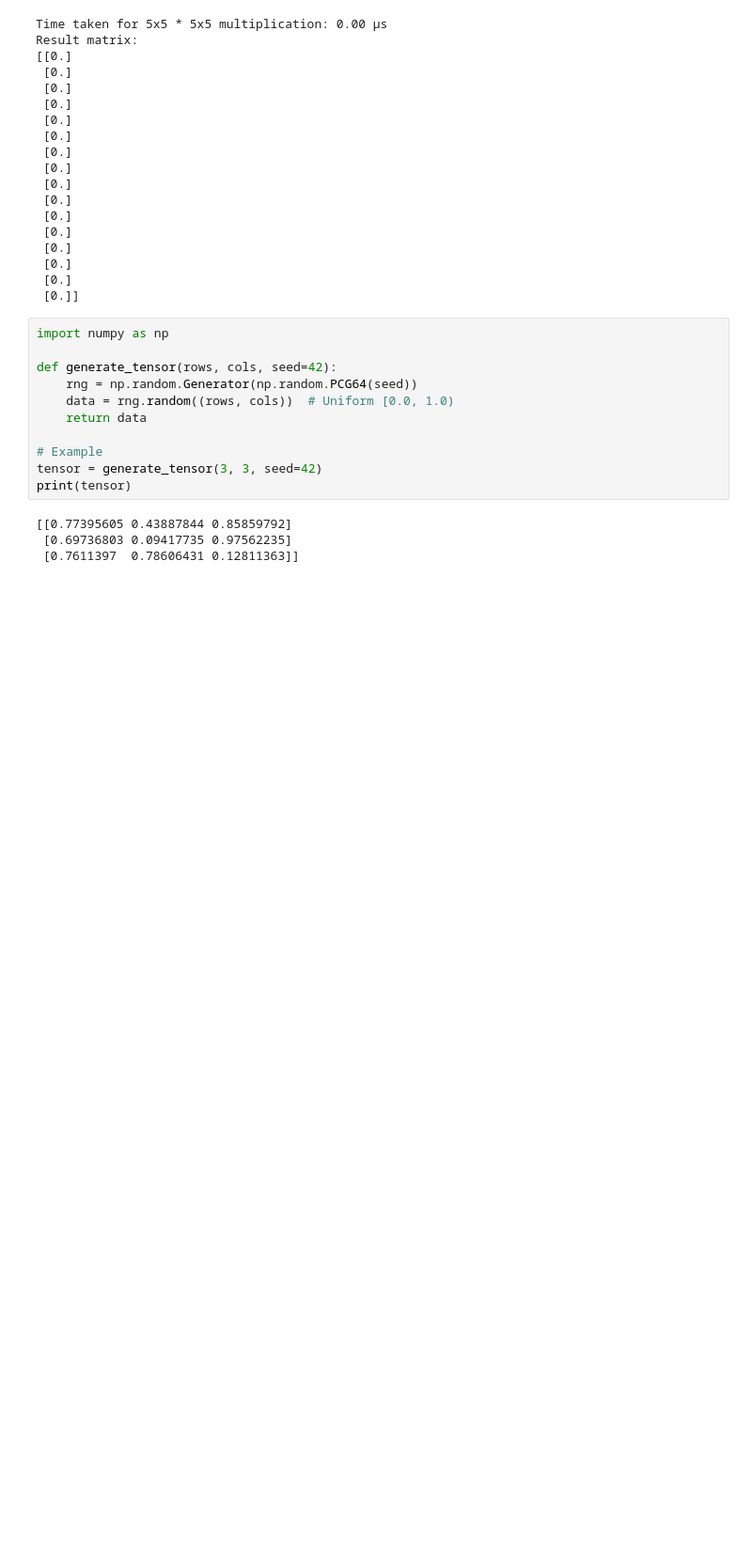
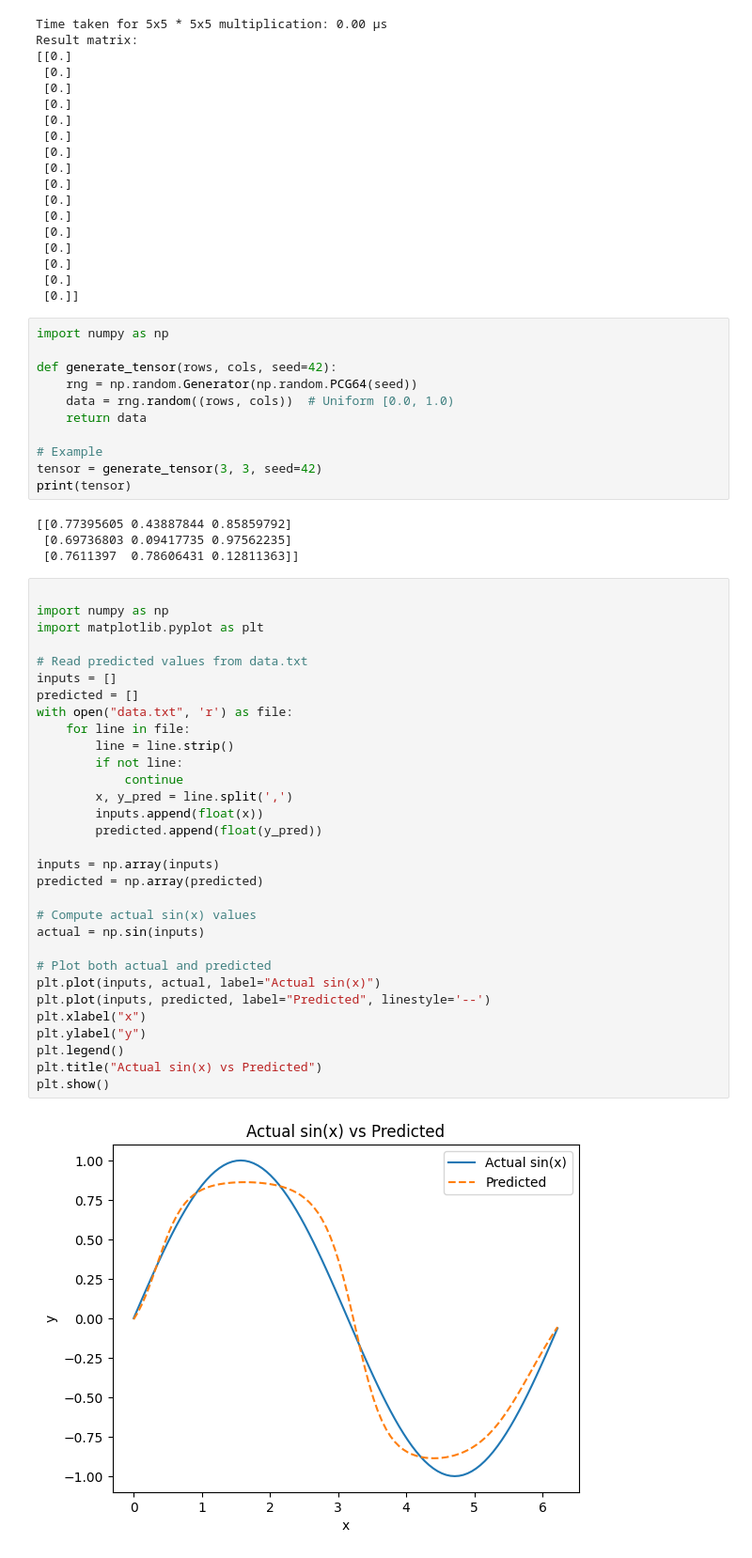
Before and after one commit to AliAbdallah454/rust_mlp, a Jupyter notebook: test.ipynb, the cells around one changed output. Shown at 94% size. Saved outputs shown, nothing was run; the diff lists cells and outputs as text; blank space fills up the shorter version.

```diff
--- a/test.ipynb
+++ b/test.ipynb
@@ -74,3 +74,36 @@ print(tensor)
 [[0.77395605 0.43887844 0.85859792]
  [0.69736803 0.09417735 0.97562235]
  [0.7611397  0.78606431 0.12811363]]
+# %%
+
+import numpy as np
+import matplotlib.pyplot as plt
+
+# Read predicted values from data.txt
+inputs = []
+predicted = []
+with open("data.txt", 'r') as file:
+    for line in file:
+        line = line.strip()
+        if not line:
+            continue
+        x, y_pred = line.split(',')
+        inputs.append(float(x))
+        predicted.append(float(y_pred))
+
+inputs = np.array(inputs)
+predicted = np.array(predicted)
+
+# Compute actual sin(x) values
+actual = np.sin(inputs)
+
+# Plot both actual and predicted
+plt.plot(inputs, actual, label="Actual sin(x)")
+plt.plot(inputs, predicted, label="Predicted", linestyle='--')
+plt.xlabel("x")
+plt.ylabel("y")
+plt.legend()
+plt.title("Actual sin(x) vs Predicted")
+plt.show()
+# %% [output]
+[figure, added]
```
Also changed, not shown: 6 other files.
